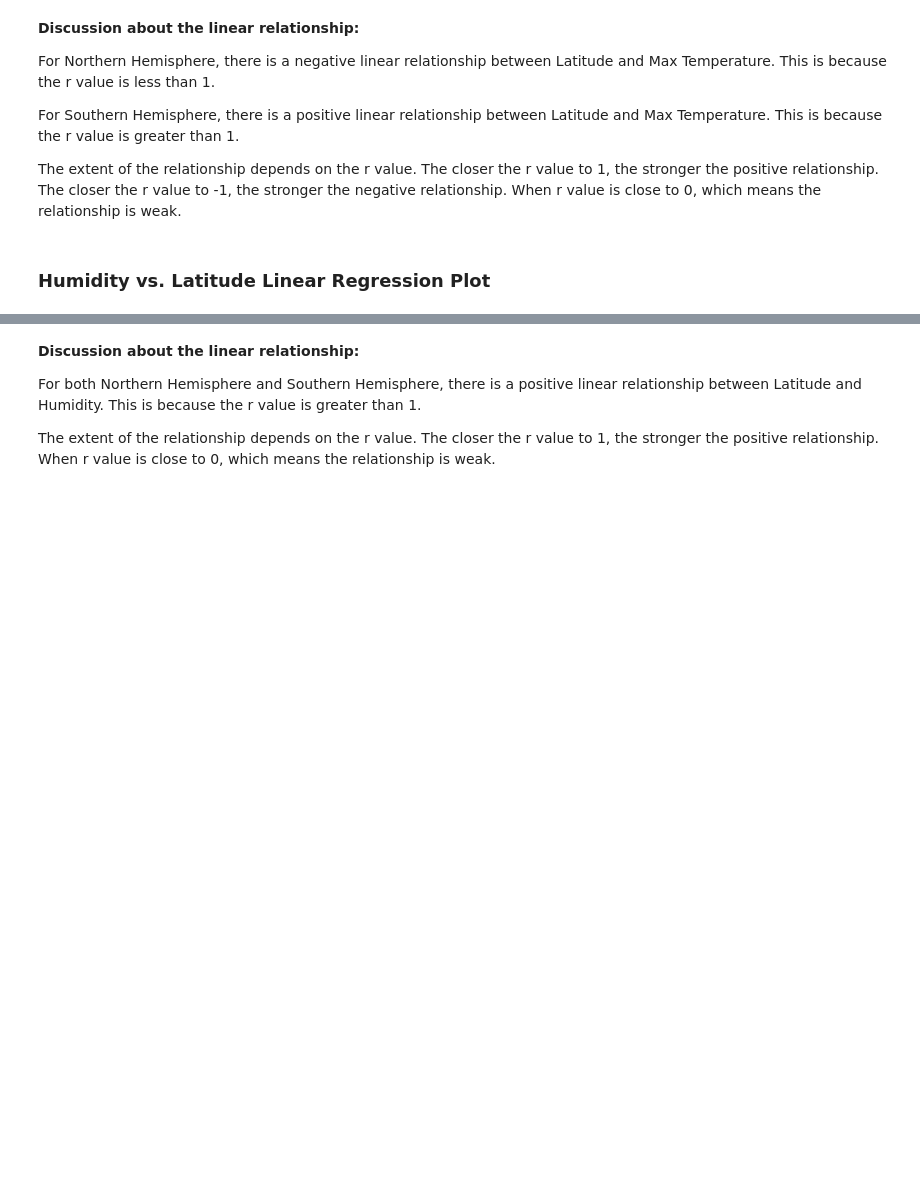
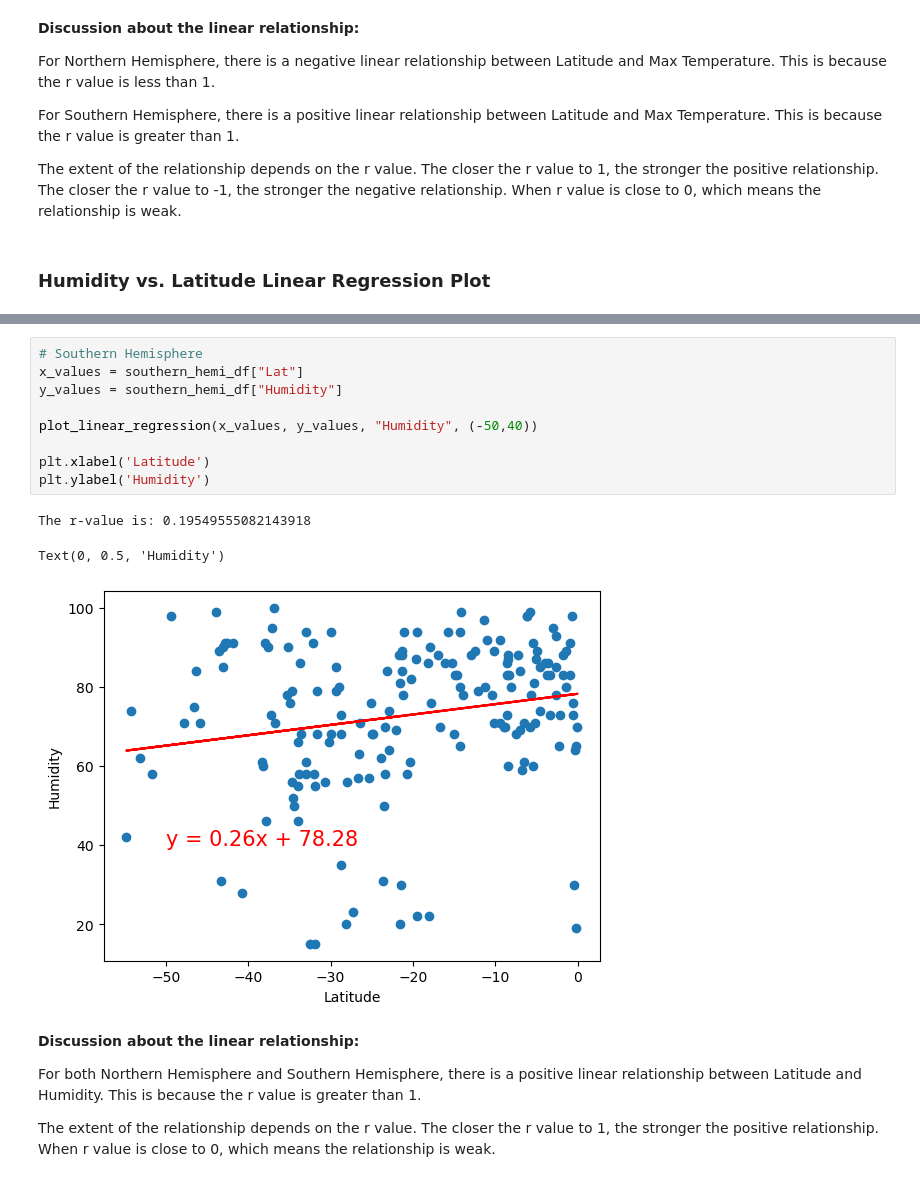
Before and after one commit to Roy-Ip/python-api-challenge, a Jupyter notebook: WeatherPy.ipynb, the cells around one changed output, grey strips where cells are left out. Drawn from its saved outputs; the diff is of its cells as text; blank space fills up the shorter version.

```diff
--- a/WeatherPy.ipynb
+++ b/WeatherPy.ipynb
@@ -426,3 +360,16 @@ The r-value is: 0.17394618071792362
+# %%
+# Southern Hemisphere
+x_values = southern_hemi_df["Lat"]
+y_values = southern_hemi_df["Humidity"]
+
+plot_linear_regression(x_values, y_values, "Humidity", (-50,40))
+
+plt.xlabel('Latitude')
+plt.ylabel('Humidity')
+# %% [output]
+The r-value is: 0.19549555082143918
+Text(0, 0.5, 'Humidity')
+[figure, added]
 # %% [markdown]
 **Discussion about the linear relationship:**
 
```
Also changed, not shown: parts of 28 cells of this notebook, 6 other files.
